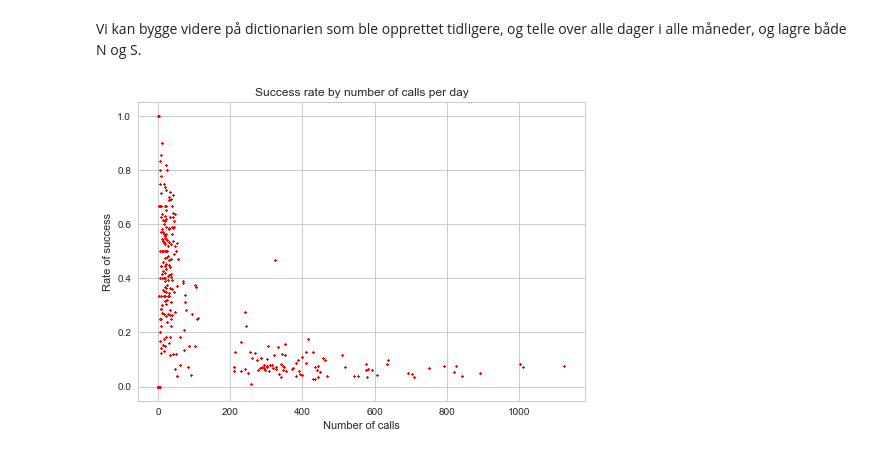
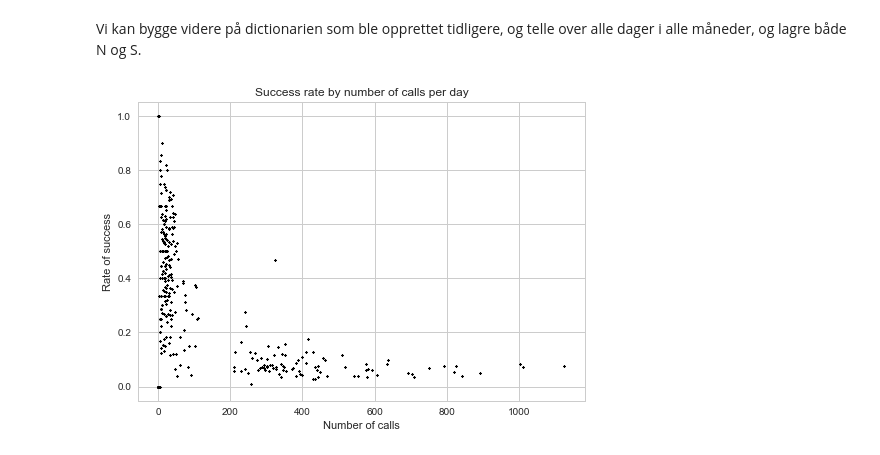
Before and after one commit to martiaos/bank_case, a Jupyter notebook: Presentation.ipynb, the cells around one changed output. Drawn from its saved outputs; the diff is of its cells as text; code cells hidden in the pictures.

Commit message:
Updated presentation with extra images

```diff
--- a/Presentation.ipynb
+++ b/Presentation.ipynb
@@ -287,10 +287,10 @@ for m in dict.keys():
 # %%
 X = np.array([N,S])
 plt.figure()
-plt.scatter(X[0], X[1]/X[0], marker='x', s=2, color='red')
+plt.scatter(X[0], X[1]/X[0], marker='x', s=2, color='black')
 plt.xlabel('Number of calls')
 plt.ylabel('Rate of success')
 plt.title("Success rate by number of calls per day")
 plt.show()
 # %% [output]
-[figure, old version]
+[figure, new version]
```
Also changed, not shown: parts of 4 cells of this notebook, 7 other files.
